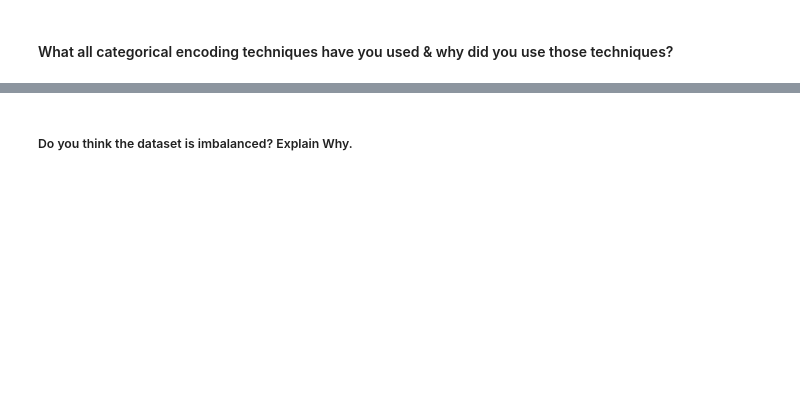
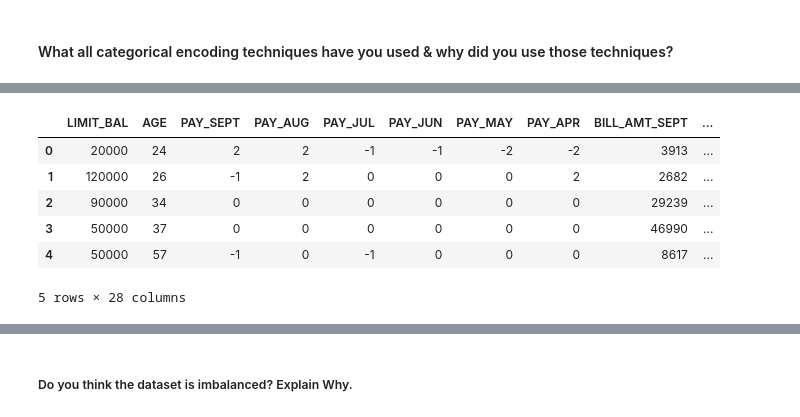
Before and after one commit to oweskhan77/Credit-Card-Default-Prediction, a Jupyter notebook: Credit_Card_Default_Prediction_ML_Submission_Template.ipynb, the cells around one changed output, grey strips where cells are left out. Drawn from its saved outputs; the diff is of its cells as text; code cells hidden in the pictures; blank space fills up the shorter version.

```diff
--- a/Credit_Card_Default_Prediction_ML_Submission_Template.ipynb
+++ b/Credit_Card_Default_Prediction_ML_Submission_Template.ipynb
@@ -1042,0 +1005,10 @@ Answer Here.
+# %%
+X.head()
+# %% [output]
+|  | LIMIT_BAL | AGE | PAY_SEPT | PAY_AUG | PAY_JUL | PAY_JUN | PAY_MAY | PAY_APR | BILL_AMT_SEPT | ... |
+| 0 | 20000 | 24 | 2 | 2 | -1 | -1 | -2 | -2 | 3913 | ... |
+| 1 | 120000 | 26 | -1 | 2 | 0 | 0 | 0 | 2 | 2682 | ... |
+| 2 | 90000 | 34 | 0 | 0 | 0 | 0 | 0 | 0 | 29239 | ... |
+| 3 | 50000 | 37 | 0 | 0 | 0 | 0 | 0 | 0 | 46990 | ... |
+| 4 | 50000 | 57 | -1 | 0 | -1 | 0 | 0 | 0 | 8617 | ... |
+5 rows × 28 columns
```
Also changed, not shown: parts of 94 cells of this notebook.
